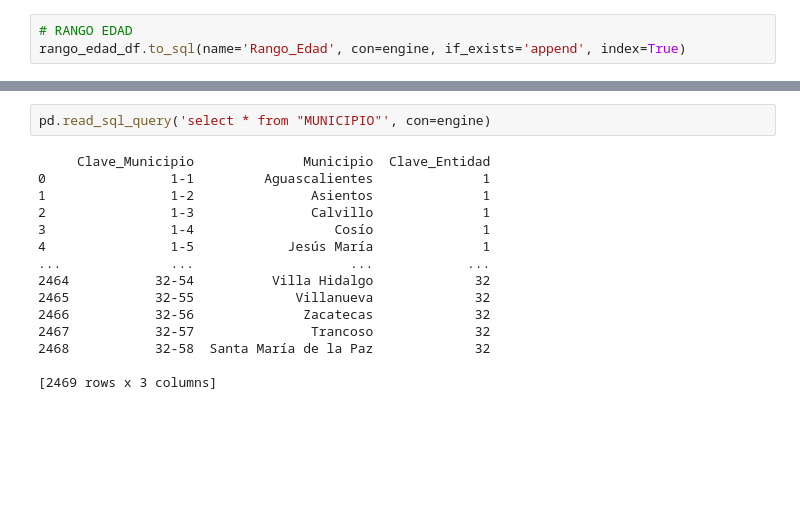
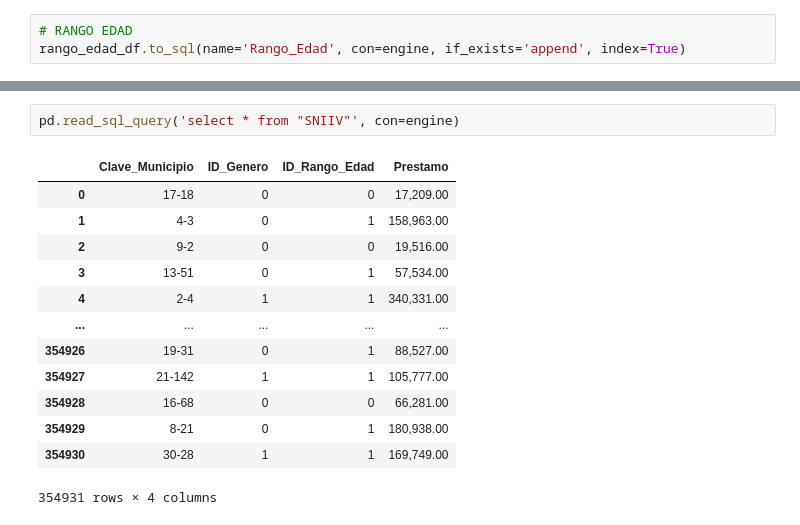
Before and after one commit to MBGUS/ETL-Project, a Jupyter notebook: ETL_Final_Project.ipynb, the cells around one changed output, grey strips where cells are left out. Cells and saved outputs as stored; diff of their text form; blank space fills up the shorter version.

```diff
--- a/ETL_Final_Project.ipynb
+++ b/ETL_Final_Project.ipynb
@@ -427,17 +440,16 @@ DETAIL:  Key (Clave_Municipio)=(19-0) is not present in table "MUNICIPIO".
 # %%
-pd.read_sql_query('select * from "MUNICIPIO"', con=engine)
+pd.read_sql_query('select * from "SNIIV"', con=engine)
 # %% [output]
+|  | Clave_Municipio | ID_Genero | ID_Rango_Edad | Prestamo |
+| 0 | 17-18 | 0 | 0 | 17,209.00 |
+| 1 | 4-3 | 0 | 1 | 158,963.00 |
+| 2 | 9-2 | 0 | 0 | 19,516.00 |
+| 3 | 13-51 | 0 | 1 | 57,534.00 |
+| 4 | 2-4 | 1 | 1 | 340,331.00 |
+| ... | ... | ... | ... | ... |
+| 354926 | 19-31 | 0 | 1 | 88,527.00 |
+| 354927 | 21-142 | 1 | 1 | 105,777.00 |
+| 354928 | 16-68 | 0 | 0 | 66,281.00 |
+| 354929 | 8-21 | 0 | 1 | 180,938.00 |
+| 354930 | 30-28 | 1 | 1 | 169,749.00 |
-     Clave_Municipio              Municipio  Clave_Entidad
-0                1-1         Aguascalientes              1
-1                1-2               Asientos              1
-2                1-3               Calvillo              1
-3                1-4                  Cosío              1
-4                1-5            Jesús María              1
-...              ...                    ...            ...
-2464           32-54          Villa Hidalgo             32
-2465           32-55             Villanueva             32
-2466           32-56              Zacatecas             32
-2467           32-57               Trancoso             32
-2468           32-58  Santa María de la Paz             32
-
-[2469 rows x 3 columns]
+354931 rows × 4 columns
```
Also changed, not shown: parts of 7 cells of this notebook.
